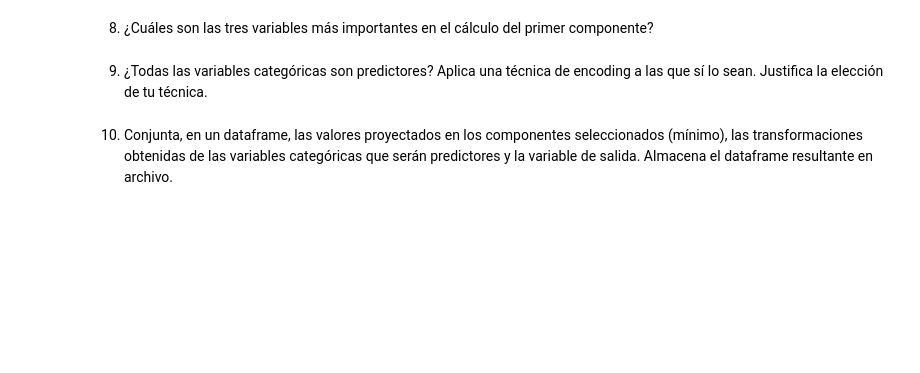
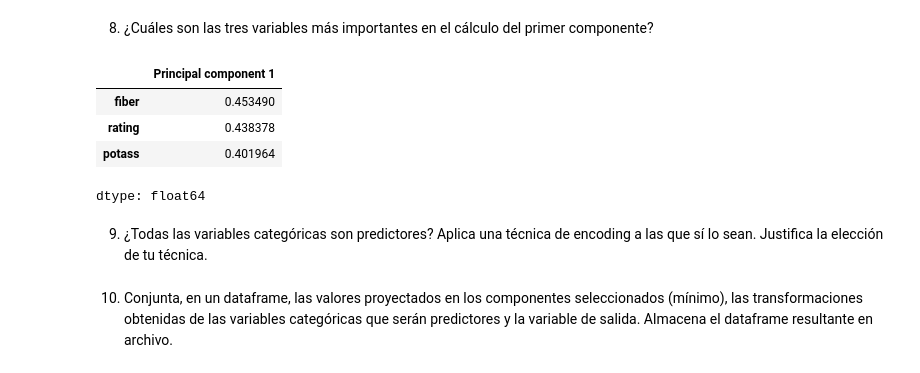
Before and after one commit to CarlosRochaCx/MNA, a Jupyter notebook: Actividad7PCA.ipynb, the cells around one changed output. Drawn from its saved outputs; the diff is of its cells as text; code cells hidden in the pictures; blank space fills up the shorter version.

```diff
--- a/Actividad7PCA.ipynb
+++ b/Actividad7PCA.ipynb
@@ -261,5 +333,13 @@ NameError: name 'data' is not defined
 # %% [markdown]
 8. ¿Cuáles son las tres variables más importantes en el cálculo del primer componente?
+# %%
+pc_df.iloc[0].sort_values(ascending=False)[:3]
+# %% [output]
+|  | Principal component 1 |
+| fiber | 0.453490 |
+| rating | 0.438378 |
+| potass | 0.401964 |
+dtype: float64
 # %% [markdown]
 9. ¿Todas las variables categóricas son predictores? Aplica una técnica de encoding a las que sí lo sean. Justifica la elección de tu técnica.
 # %% [markdown]
```
Also changed, not shown: parts of 9 cells of this notebook.
